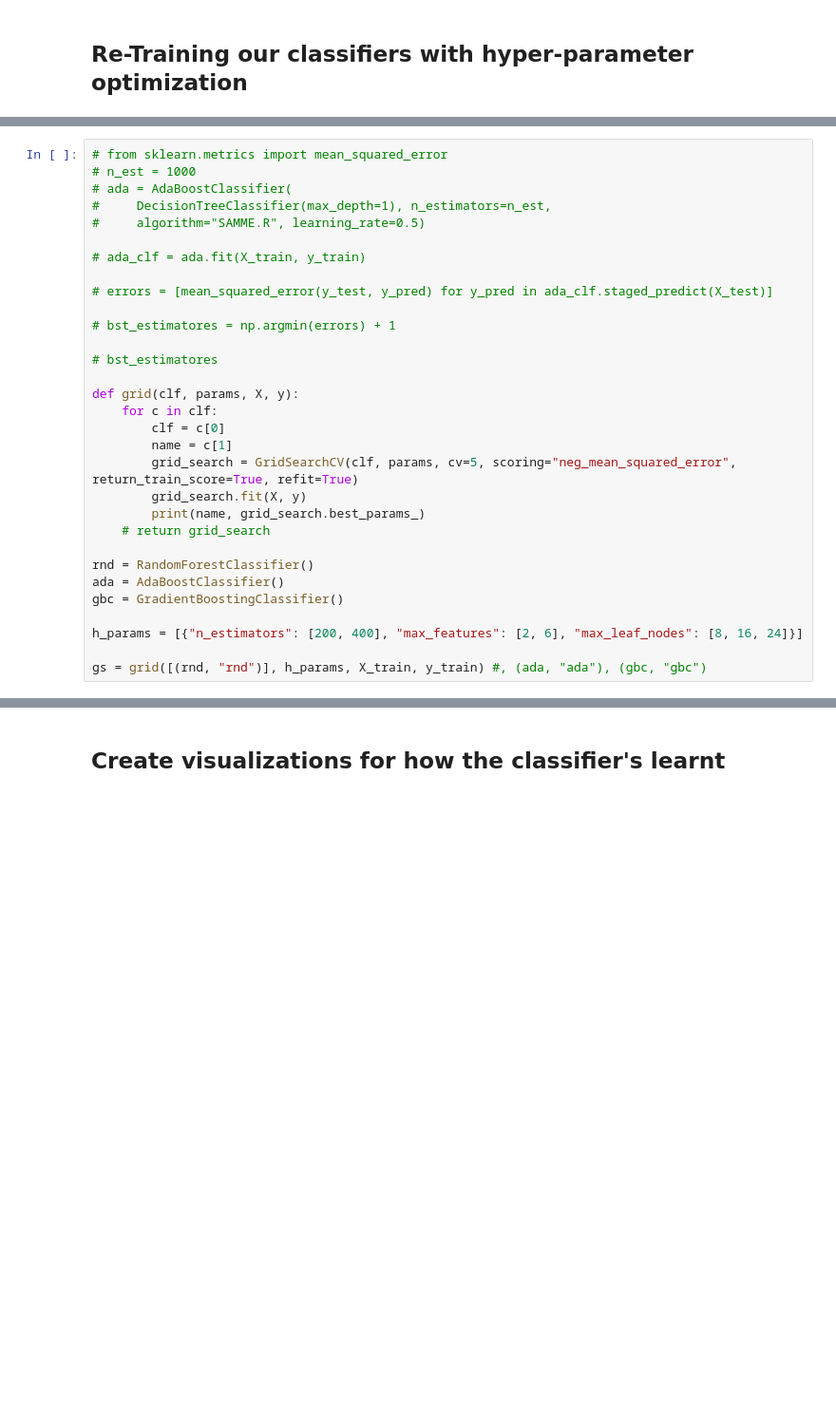
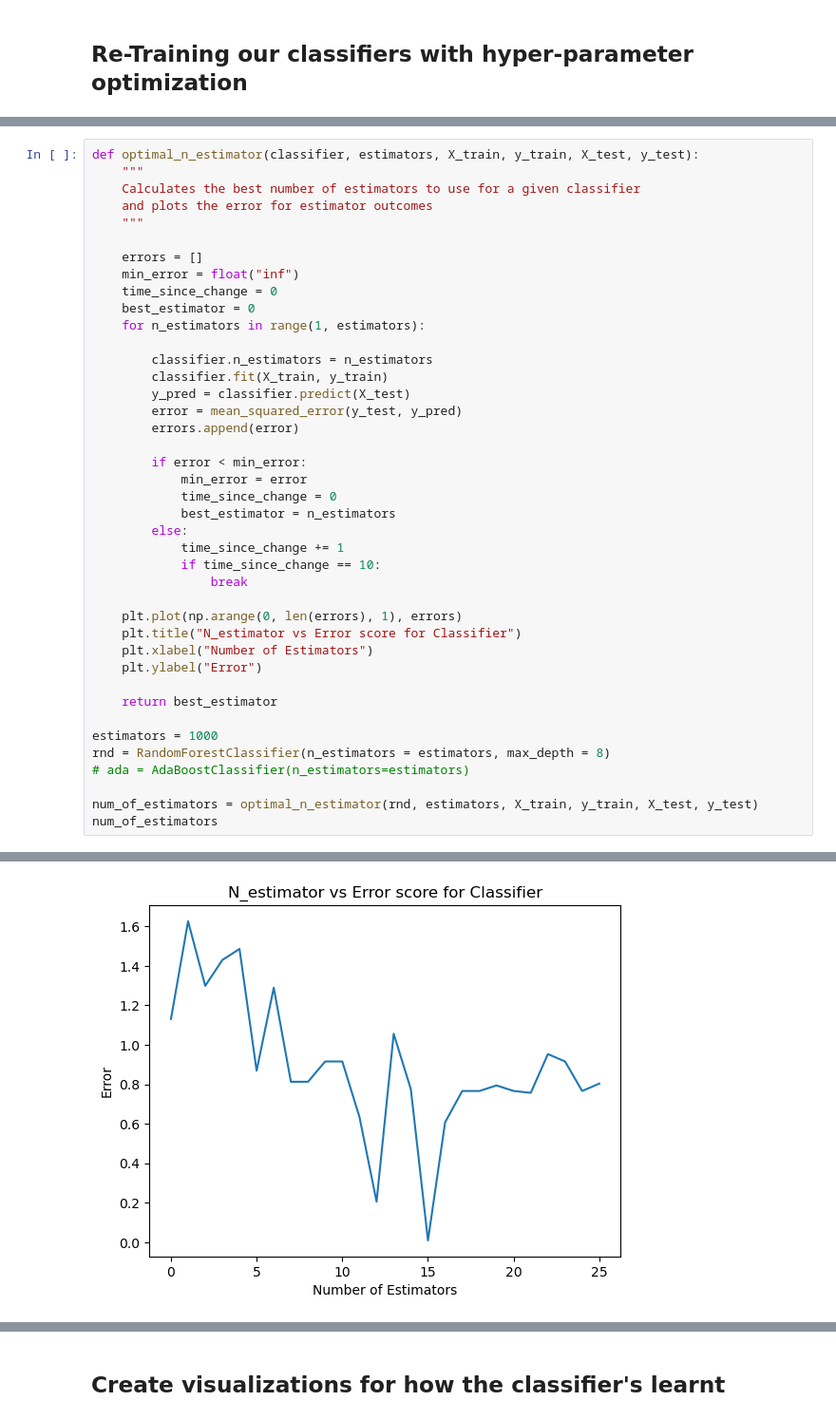
Before and after one commit to Mokoto-K/COSC102-assignment-3, a Jupyter notebook: assignment-3.ipynb, the cells around one changed output, grey strips where cells are left out. Shown at 95% size. Cells and saved outputs as stored; diff of their text form; blank space fills up the shorter version.

```diff
--- a/assignment-3.ipynb
+++ b/assignment-3.ipynb
@@ -980,32 +943,42 @@ GradientBoost   |       0.90654 |       0.91805 |       0.92928 |       0.91812
 # %%
-# from sklearn.metrics import mean_squared_error
-# n_est = 1000
-# ada = AdaBoostClassifier(
-#     DecisionTreeClassifier(max_depth=1), n_estimators=n_est,
-#     algorithm="SAMME.R", learning_rate=0.5)
+def optimal_n_estimator(classifier, estimators, X_train, y_train, X_test, y_test):
+    """
+    Calculates the best number of estimators to use for a given classifier
+    and plots the error for estimator outcomes
+    """
 
-# ada_clf = ada.fit(X_train, y_train)
+    errors = []
+    min_error = float("inf")
+    time_since_change = 0
+    best_estimator = 0
+    for n_estimators in range(1, estimators):
 
-# errors = [mean_squared_error(y_test, y_pred) for y_pred in ada_clf.staged_predict(X_test)]
+        classifier.n_estimators = n_estimators
+        classifier.fit(X_train, y_train)
+        y_pred = classifier.predict(X_test)
+        error = mean_squared_error(y_test, y_pred)
+        errors.append(error)
 
-# bst_estimatores = np.argmin(errors) + 1
+        if error < min_error:
+            min_error = error
+            time_since_change = 0
+            best_estimator = n_estimators
+        else:
+            time_since_change += 1
+            if time_since_change == 10:
+                break
 
-# bst_estimatores
+    plt.plot(np.arange(0, len(errors), 1), errors)
+    plt.title("N_estimator vs Error score for Classifier")
+    plt.xlabel("Number of Estimators")
+    plt.ylabel("Error")
 
-def grid(clf, params, X, y):
-    for c in clf:
-        clf = c[0]
-        name = c[1]
-        grid_search = GridSearchCV(clf, params, cv=5, scoring="neg_mean_squared_error", return_train_score=True, refit=True)
-        grid_search.fit(X, y)
-        print(name, grid_search.best_params_)
-    # return grid_search
+    return best_estimator
 
-rnd = RandomForestClassifier()
-ada = AdaBoostClassifier()
-gbc = GradientBoostingClassifier()
+estimators = 1000
+rnd = RandomForestClassifier(n_estimators = estimators, max_depth = 8)
+# ada = AdaBoostClassifier(n_estimators=estimators)
 
-h_params = [{"n_estimators": [200, 400], "max_features": [2, 6], "max_leaf_nodes": [8, 16, 24]}]
-
-gs = grid([(rnd, "rnd")], h_params, X_train, y_train) #, (ada, "ada"), (gbc, "gbc")
+num_of_estimators = optimal_n_estimator(rnd, estimators, X_train, y_train, X_test, y_test)
+num_of_estimators
 # %% [output]
@@ -1012,0 +986 @@ rnd {'max_features': 2, 'max_leaf_nodes': 16, 'n_estimators': 400}
+[figure, added]
```
Also changed, not shown: parts of 28 cells of this notebook.
